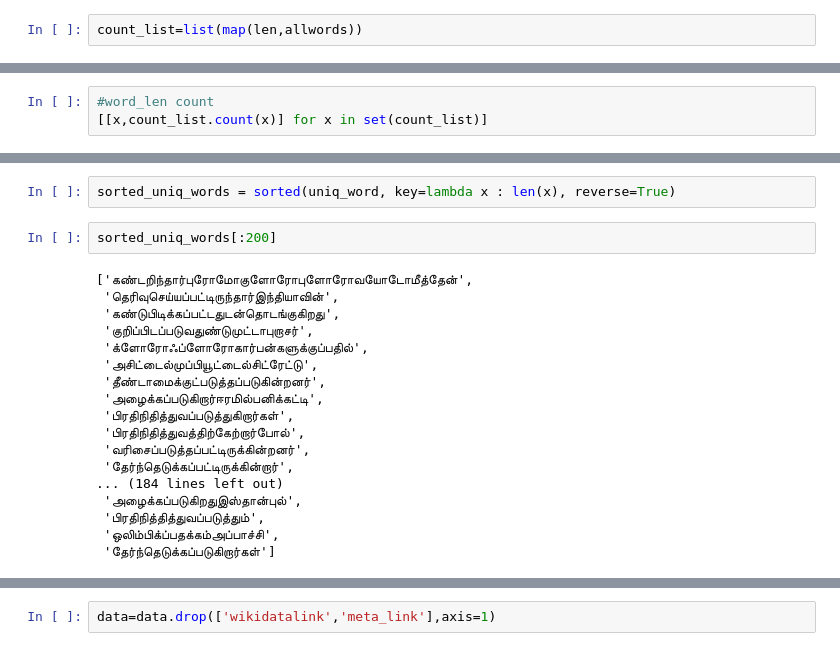
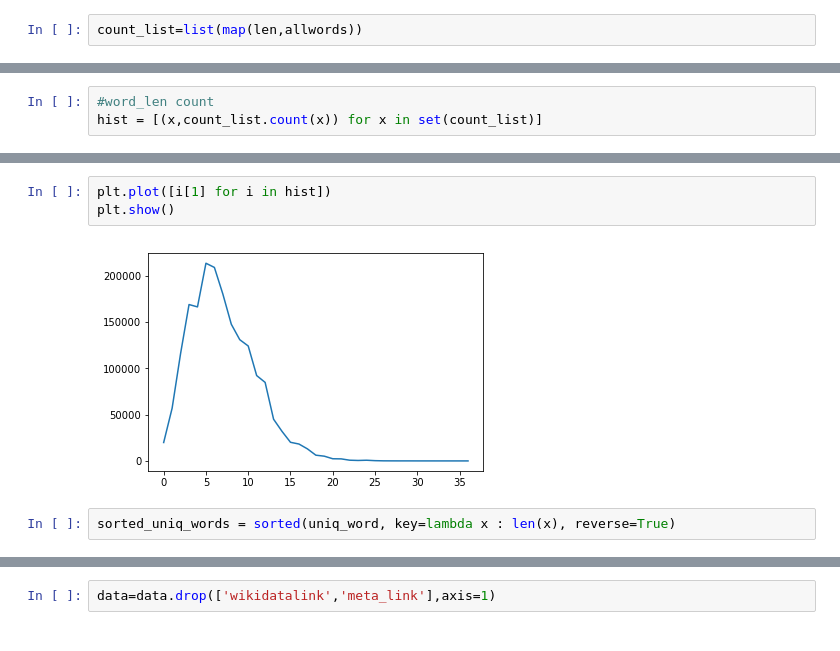
Before and after one commit to hariv13/tamil-re, a Jupyter notebook: tamil+tokenizer.ipynb, the cells around one changed output, grey strips where cells are left out. Cells and saved outputs as stored; diff of their text form.

```diff
--- a/tamil+tokenizer.ipynb
+++ b/tamil+tokenizer.ipynb
@@ -173,3 +177,3 @@ count_list=list(map(len,allwords))
 # %%
 #word_len count
-[[x,count_list.count(x)] for x in set(count_list)]
+hist = [(x,count_list.count(x)) for x in set(count_list)]
@@ -194,22 +208,7 @@ count_list=list(map(len,allwords))
+# %%
+plt.plot([i[1] for i in hist])
+plt.show()
+# %% [output]
+[figure, added]
 # %%
 sorted_uniq_words = sorted(uniq_word, key=lambda x : len(x), reverse=True)
-# %%
-sorted_uniq_words[:200]
-# %% [output]
-['கண்டறிந்தார்புரோமோகுளோரோபுளோரோவயோடோமீத்தேன்',
- 'தெரிவுசெய்யப்பட்டிருந்தார்இந்தியாவின்',
- 'கண்டுபிடிக்கப்பட்டதுடன்தொடங்குகிறது',
- 'குறிப்பிடப்படுவதுண்டுமுட்டாபுறாசர்',
- 'க்ளோரோஃப்ளோரோகார்பன்களுக்குப்பதில்',
- 'அசிட்டைல்முப்பியூட்டைல்சிட்ரேட்டு',
- 'தீண்டாமைக்குட்படுத்தப்படுகின்றனர்',
- 'அழைக்கப்படுகிறார்ஈரமில்பனிக்கட்டி',
- 'பிரதிநிதித்துவப்படுத்துகிறார்கள்',
- 'பிரதிநிதித்துவத்திற்கேற்றார்போல்',
- 'வரிசைப்படுத்தப்பட்டிருக்கின்றனர்',
- 'தேர்ந்தெடுக்கப்பட்டிருக்கின்றார்',
-... (184 lines left out)
- 'அழைக்கப்படுகிறதுஇஸ்தான்புல்',
- 'பிரதிநித்தித்துவப்படுத்தும்',
- 'ஒலிம்பிக்ப்பதக்கம்அப்பாச்சி',
- 'தேர்ந்தெடுக்கப்படுகிறார்கள்']
```
Also changed, not shown: parts of 55 cells of this notebook.
